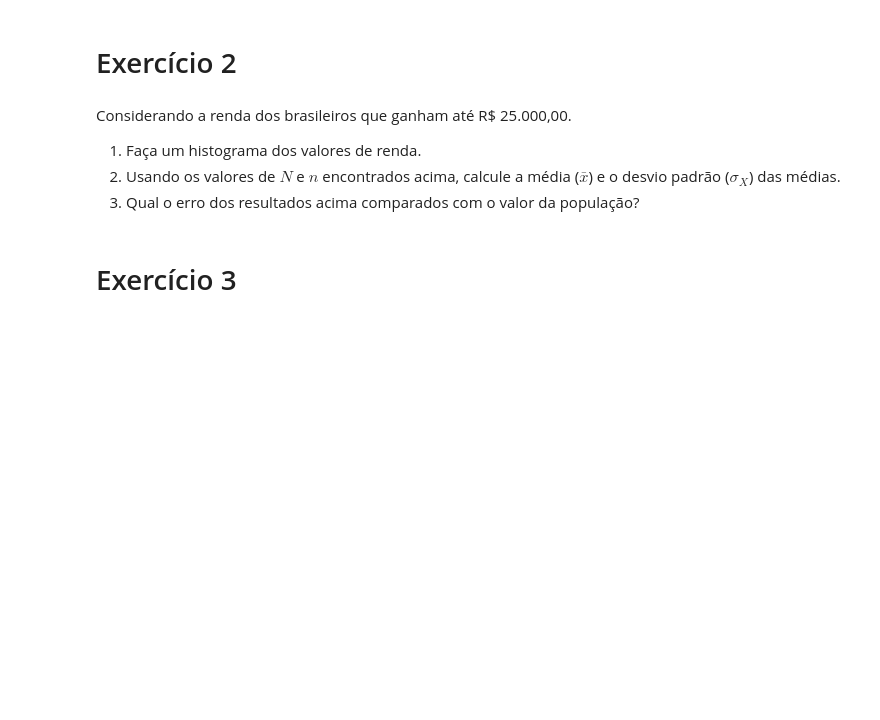
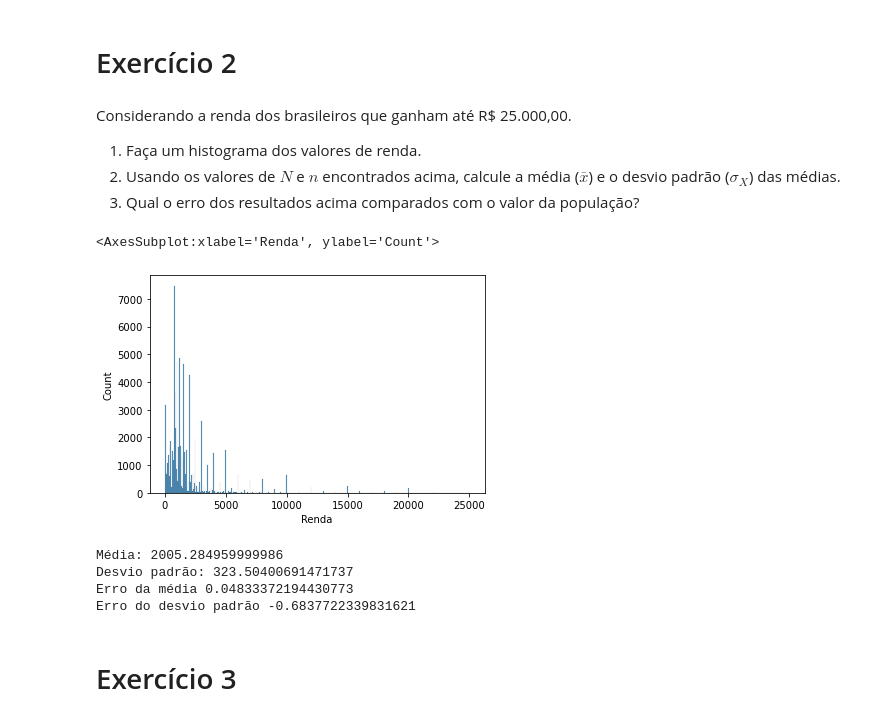
Before and after one commit to FelipeQCruz/BootCamp, a Jupyter notebook: Matemática e estatística/08_e_09_amostragem_e_CLT/09_exercicio.ipynb, the cells around one changed output. Saved outputs shown, nothing was run; the diff lists cells and outputs as text; code cells hidden in the pictures; blank space fills up the shorter version.

Commit message:
Avaliação DataToolbox correta

```diff
--- a/Matemática e estatística/08_e_09_amostragem_e_CLT/09_exercicio.ipynb
+++ b/Matemática e estatística/08_e_09_amostragem_e_CLT/09_exercicio.ipynb
@@ -47,6 +94,35 @@ Considerando a renda dos brasileiros que ganham até R$ 25.000,00.
 1. Faça um histograma dos valores de renda.
 1. Usando os valores de $N$ e $n$ encontrados acima, calcule a média ($\bar{x}$) e o desvio padrão ($\sigma_X$) das médias.
 1. Qual o erro dos resultados acima comparados com o valor da população?
+# %%
+df2 = df[df['Renda'] <= 25000]
+# %%
+sns.histplot(x=df2['Renda'])
+# %% [output]
+<AxesSubplot:xlabel='Renda', ylabel='Count'>
+[figure, added]
+# %%
+meansRenda = [ df['Renda'].sample(n=n, replace=True).mean() for i in range(N)]
+
+meansRenda = pd.DataFrame(meansRenda)
+
+mu = df2['Renda'].mean()
+sigma = df2['Renda'].std()
+
+x_barra = meansRenda.mean()
+x_barra = x_barra[0]
+sigma = meansRenda.std()
+sigma = sigma[0]
+sigma_x = sigma/n**0.5
+
+print(f'Média: {x_barra}\nDesvio padrão: {sigma_x}')
+print(f'Erro da média {((x_barra - mu)/mu)}')
+print(f'Erro do desvio padrão {((sigma_x - sigma)/sigma)}')
+# %% [output]
+Média: 2005.284959999986
+Desvio padrão: 323.50400691471737
+Erro da média 0.04833372194430773
+Erro do desvio padrão -0.6837722339831621
 # %% [markdown]
 # Exercício 3
 # %% [markdown]
```
Also changed, not shown: parts of 6 cells of this notebook, 2 other files.
